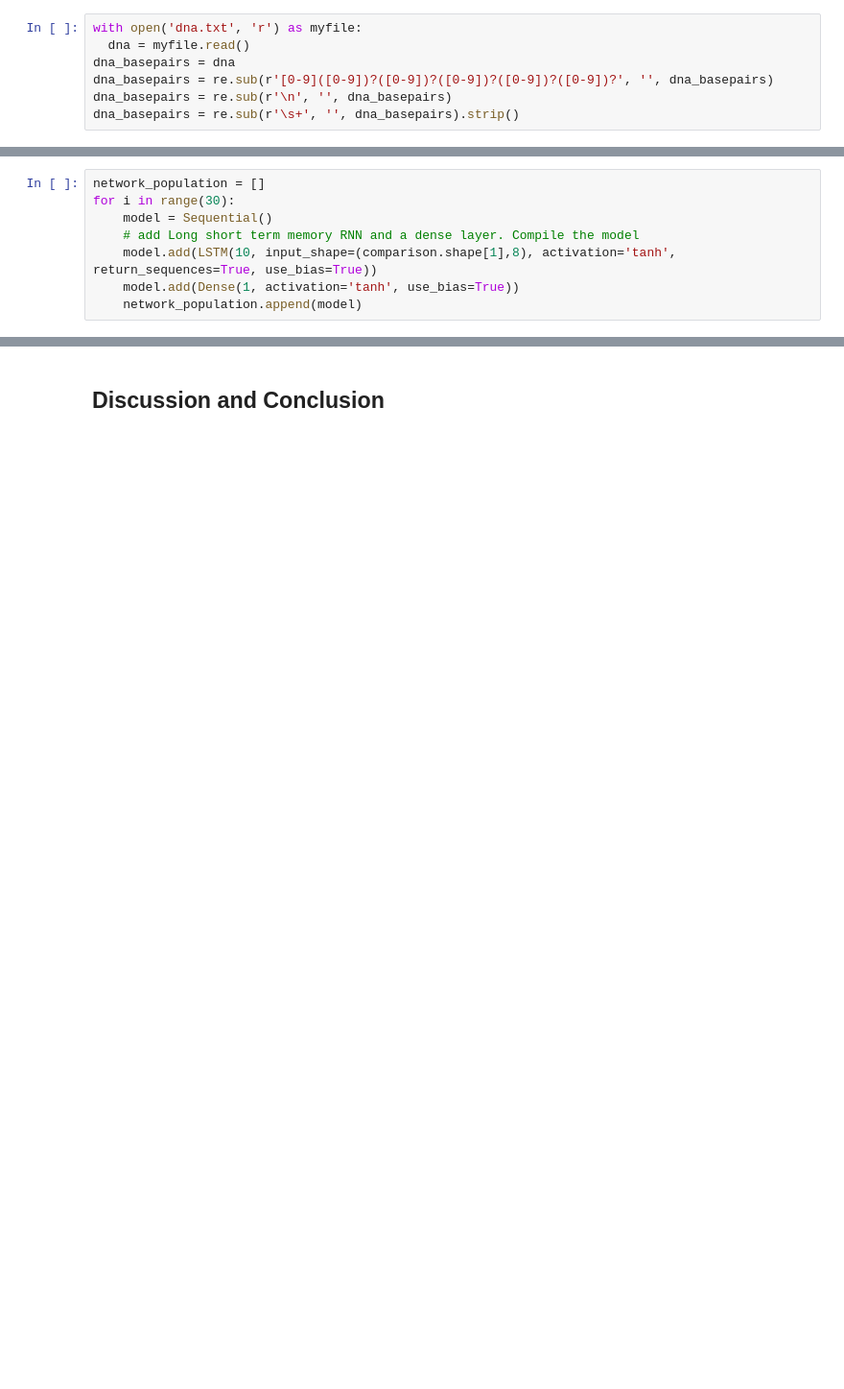
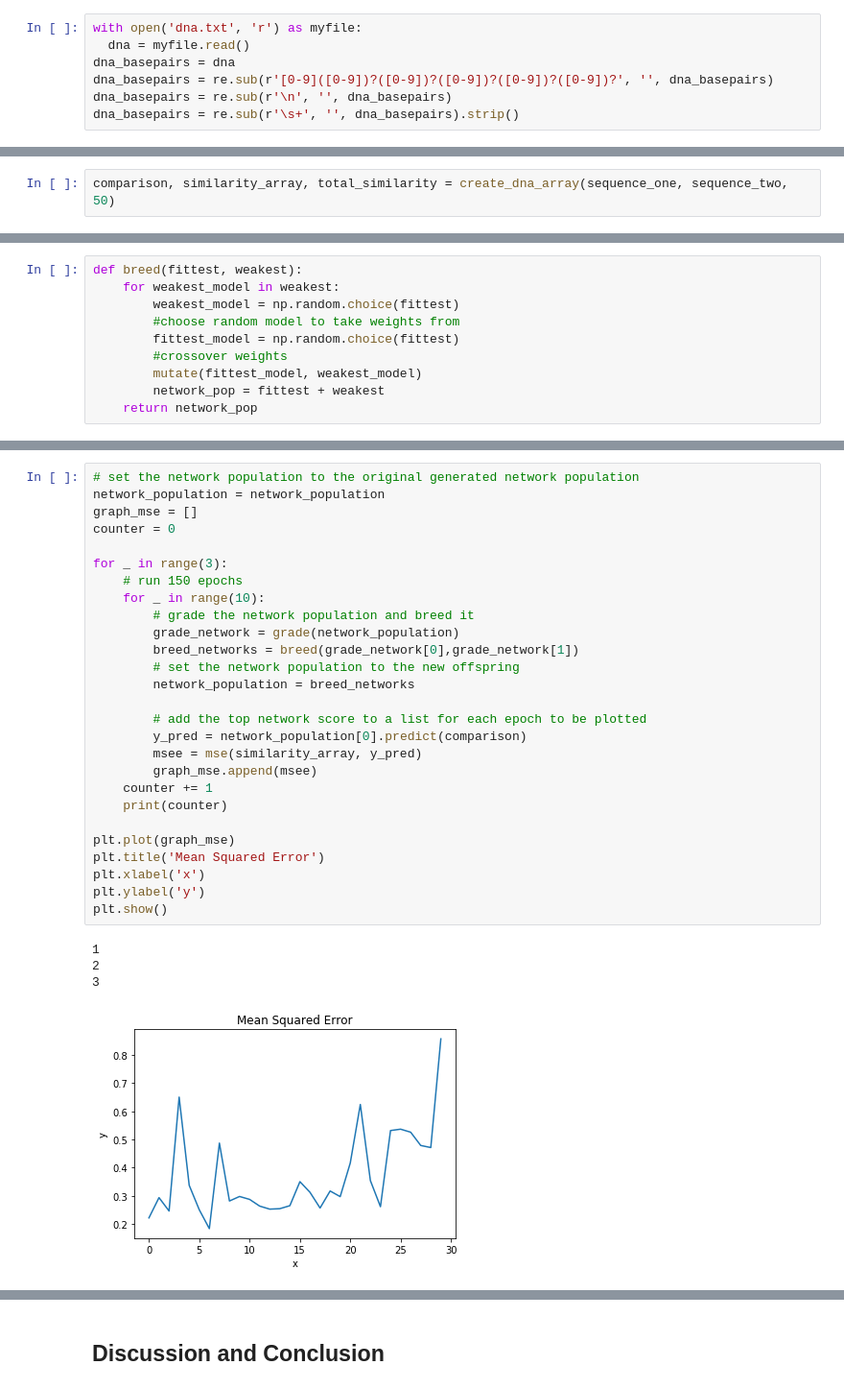
Before and after one commit to christophersanchez/DataScience, a Jupyter notebook: Thinkful/Unit6/Neuroevolution_DNA_Sequence_Comparison.ipynb, the cells around one changed output, grey strips where cells are left out. Shown at 96% size. Cells and saved outputs as stored; diff of their text form; blank space fills up the shorter version.

```diff
--- a/Thinkful/Unit6/Neuroevolution_DNA_Sequence_Comparison.ipynb
+++ b/Thinkful/Unit6/Neuroevolution_DNA_Sequence_Comparison.ipynb
@@ -86,8 +86,0 @@ The population of the experiment will consist of 30 LSTM networks with one lstm
-# %%
-network_population = []
-for i in range(30):
-    model = Sequential()
-    # add Long short term memory RNN and a dense layer. Compile the model
-    model.add(LSTM(10, input_shape=(comparison.shape[1],8), activation='tanh', return_sequences=True, use_bias=True))
-    model.add(Dense(1, activation='tanh', use_bias=True))
-    network_population.append(model)
@@ -212,0 +135,2 @@ mse
+# %%
+comparison, similarity_array, total_similarity = create_dna_array(sequence_one, sequence_two, 50)
@@ -212,0 +223,10 @@ mse
+# %%
+def breed(fittest, weakest):
+    for weakest_model in weakest:
+        weakest_model = np.random.choice(fittest)
+        #choose random model to take weights from
+        fittest_model = np.random.choice(fittest)
+        #crossover weights
+        mutate(fittest_model, weakest_model)
+        network_pop = fittest + weakest
+    return network_pop
@@ -212,0 +237,32 @@ mse
+# %%
+# set the network population to the original generated network population
+network_population = network_population
+graph_mse = []
+counter = 0
+
+for _ in range(3):
+    # run 150 epochs
+    for _ in range(10):
+        # grade the network population and breed it
+        grade_network = grade(network_population)
+        breed_networks = breed(grade_network[0],grade_network[1])
+        # set the network population to the new offspring
+        network_population = breed_networks
+
+        # add the top network score to a list for each epoch to be plotted
+        y_pred = network_population[0].predict(comparison)
+        msee = mse(similarity_array, y_pred)
+        graph_mse.append(msee)
+    counter += 1
+    print(counter)
+
+plt.plot(graph_mse)
+plt.title('Mean Squared Error')
+plt.xlabel('x')
+plt.ylabel('y')
+plt.show()
+# %% [output]
+1
+2
+3
+[figure, added]
```
Also changed, not shown: parts of 46 cells of this notebook.
